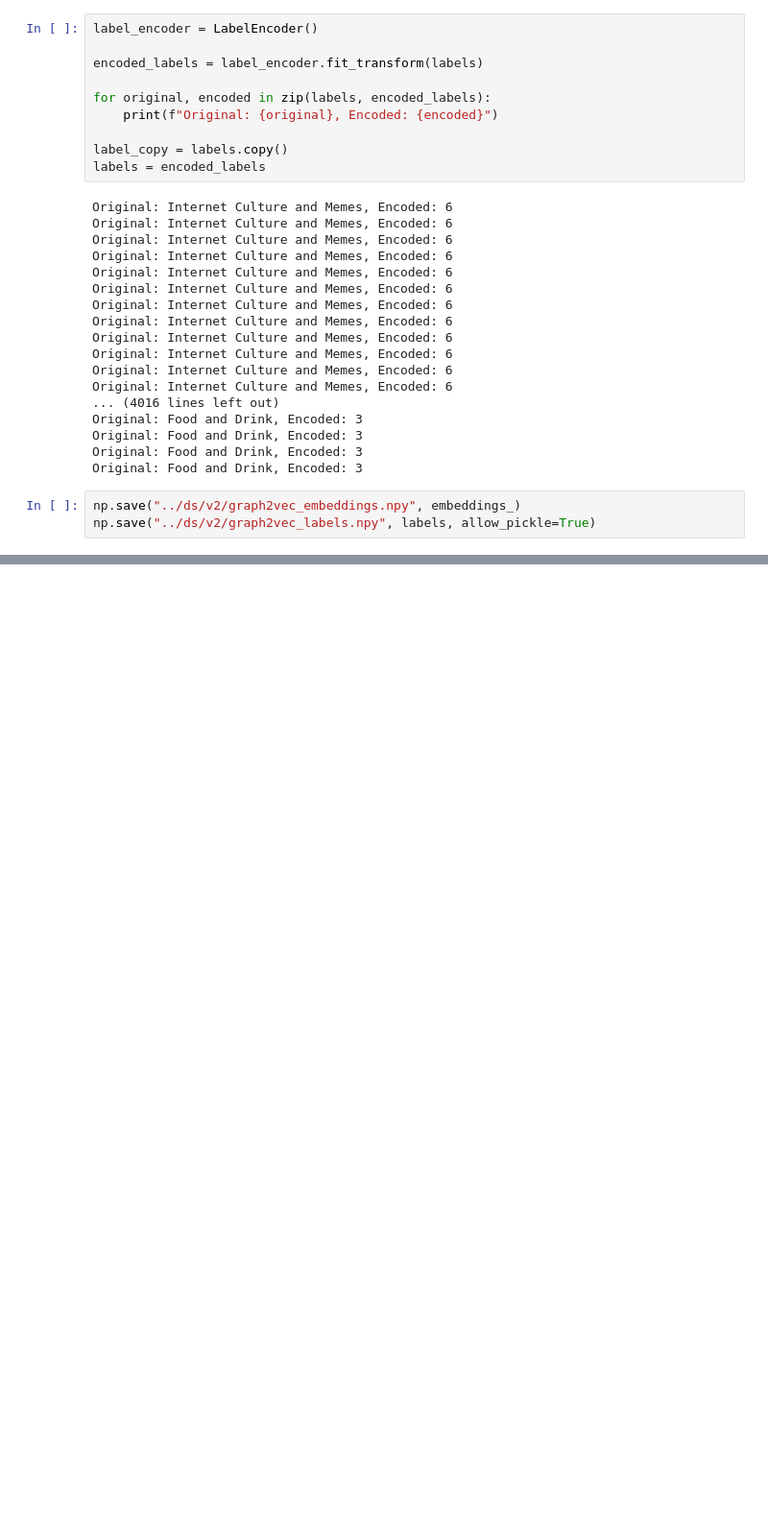
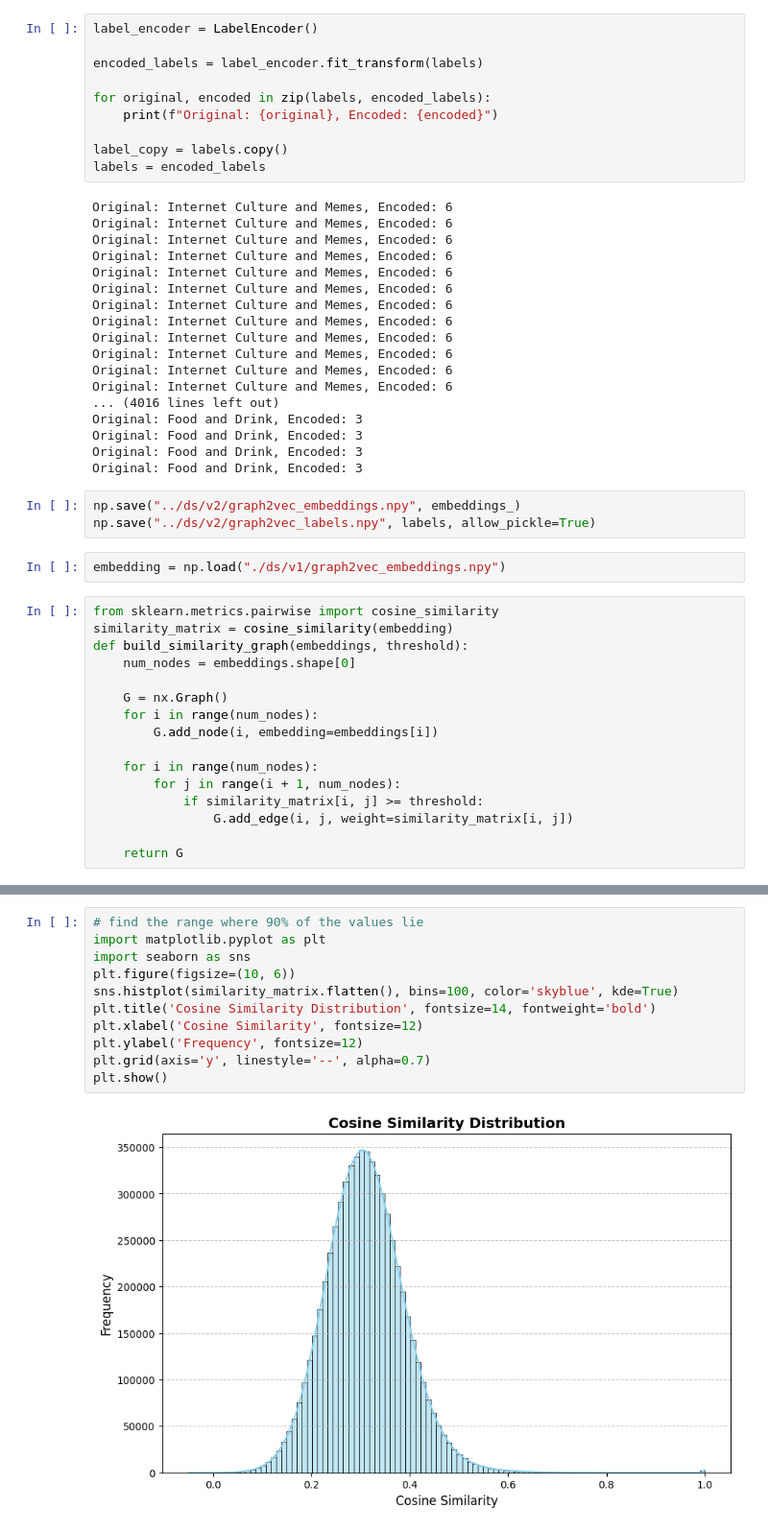
Before and after one commit to kernelism/community-classification-reddit, a Jupyter notebook: gnn/datasetup.ipynb, the cells around one changed output, grey strips where cells are left out. Shown at 96% size. Drawn from its saved outputs; the diff is of its cells as text; blank space fills up the shorter version.

```diff
--- a/gnn/datasetup.ipynb
+++ b/gnn/datasetup.ipynb
@@ -318,3 +318,21 @@ Original: Food and Drink, Encoded: 3
 # %%
 np.save("../ds/v2/graph2vec_embeddings.npy", embeddings_)
 np.save("../ds/v2/graph2vec_labels.npy", labels, allow_pickle=True)
+# %%
+embedding = np.load("./ds/v1/graph2vec_embeddings.npy")
+# %%
+from sklearn.metrics.pairwise import cosine_similarity
+similarity_matrix = cosine_similarity(embedding)
+def build_similarity_graph(embeddings, threshold):
+    num_nodes = embeddings.shape[0]
+
+    G = nx.Graph()
+    for i in range(num_nodes):
+        G.add_node(i, embedding=embeddings[i])
+
+    for i in range(num_nodes):
+        for j in range(i + 1, num_nodes):
+            if similarity_matrix[i, j] >= threshold:
+                G.add_edge(i, j, weight=similarity_matrix[i, j])
+
+    return G
@@ -320,0 +355,13 @@ np.save("../ds/v2/graph2vec_labels.npy", labels, allow_pickle=True)
+# %%
+# find the range where 90% of the values lie
+import matplotlib.pyplot as plt
+import seaborn as sns
+plt.figure(figsize=(10, 6))
+sns.histplot(similarity_matrix.flatten(), bins=100, color='skyblue', kde=True)
+plt.title('Cosine Similarity Distribution', fontsize=14, fontweight='bold')
+plt.xlabel('Cosine Similarity', fontsize=12)
+plt.ylabel('Frequency', fontsize=12)
+plt.grid(axis='y', linestyle='--', alpha=0.7)
+plt.show()
+# %% [output]
+[figure, added]
```
Also changed, not shown: parts of 4 cells of this notebook, 3 other files.
